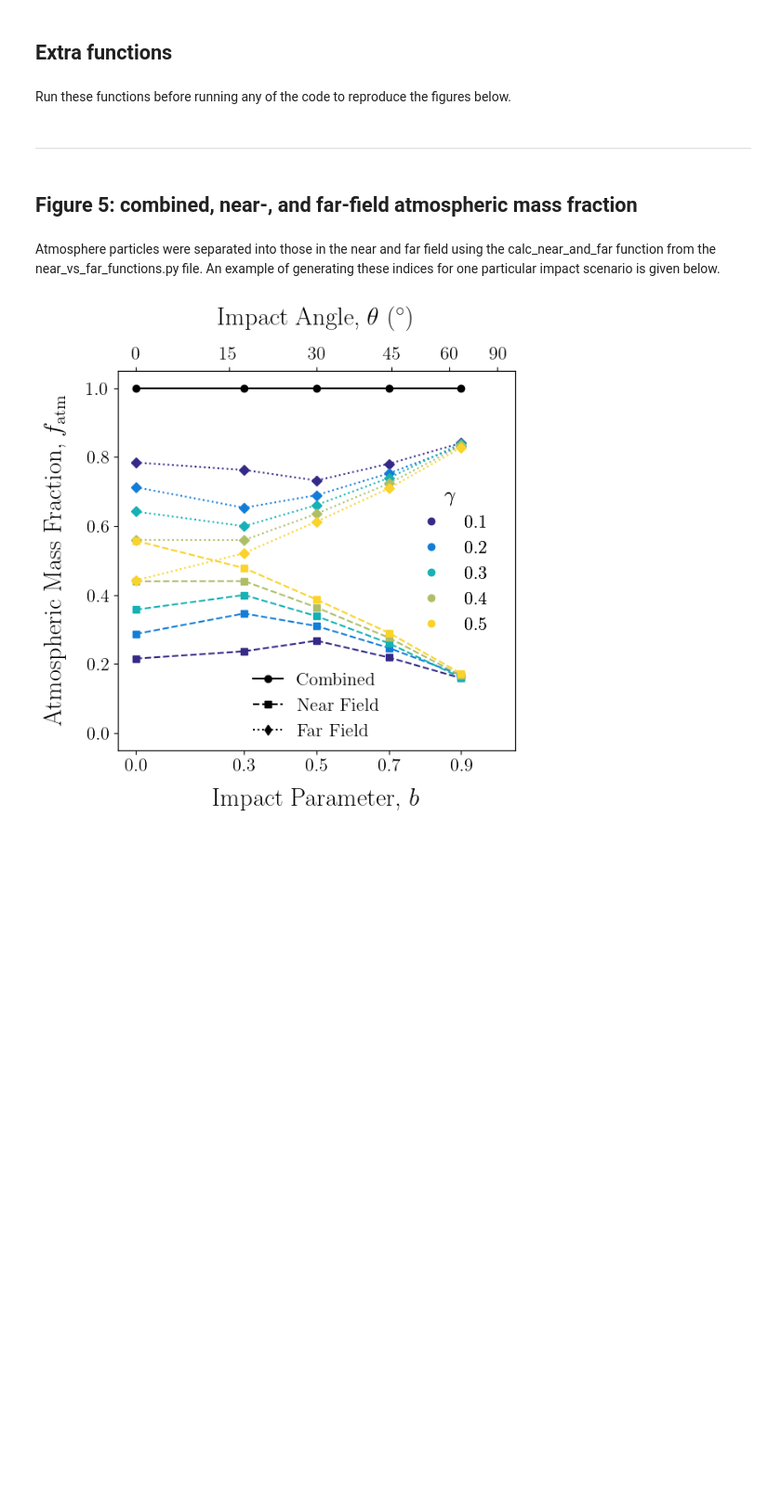
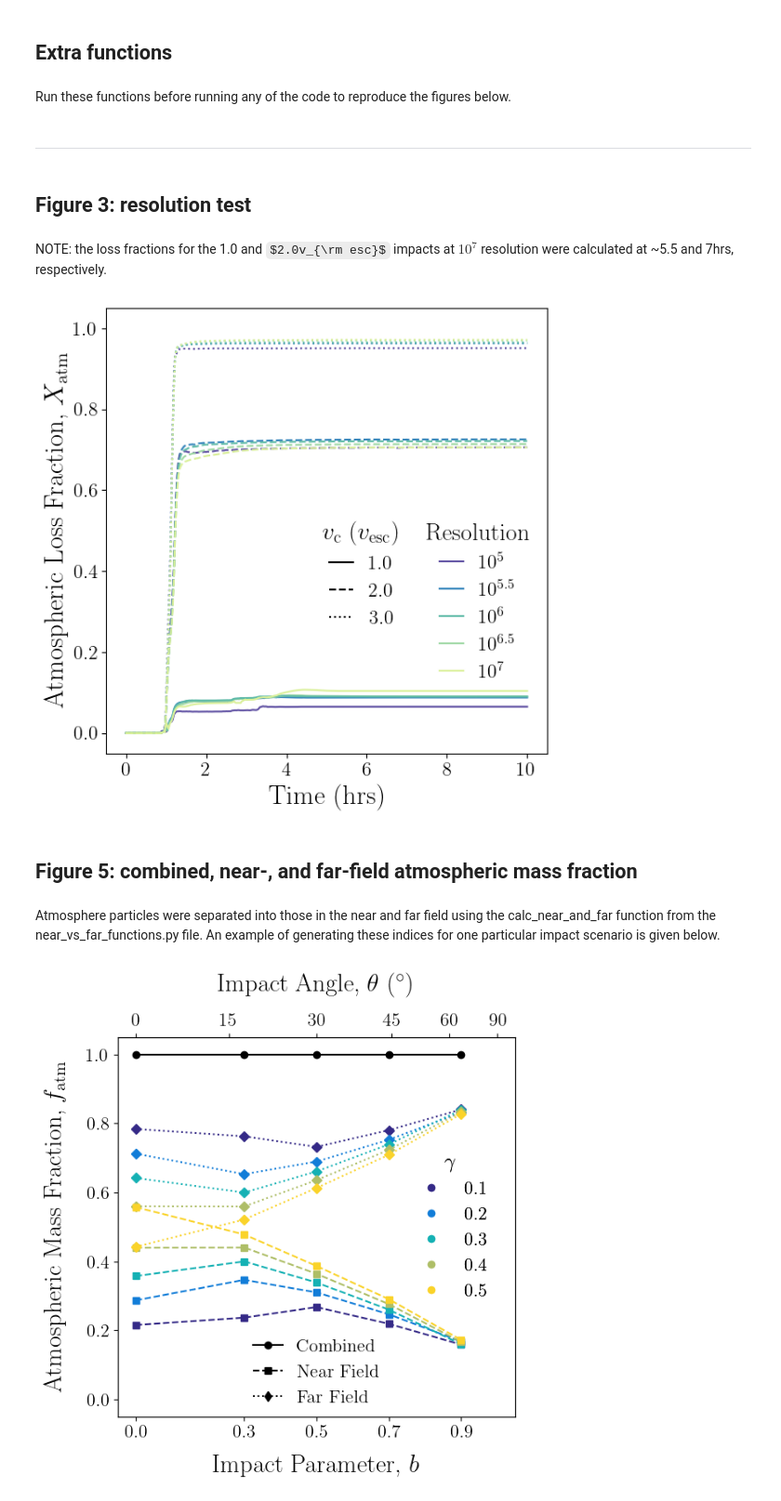
Before and after one commit to mjr230600/Roche_et_al_2025_PSJ_atmospheric_loss_mechanisms, a Jupyter notebook: reproduce_figures.ipynb, the cells around one changed output. Shown at 93% size. Cells and saved outputs as stored; diff of their text form; code cells hidden in the pictures; some formulas as TeX source; blank space fills up the shorter version.

Commit message:
Add in resolution test data/plot

```diff
--- a/reproduce_figures.ipynb
+++ b/reproduce_figures.ipynb
@@ -1435,6 +1436,61 @@ def calculate_mantle_vap(folder_path,
     return lat_vals, lon_vals, initial_cell_mantle_mass, unbound_mantle_vap_frac
 # %% [markdown]
 ---
+# %% [markdown]
+## Figure 3: resolution test
+# %% [markdown]
+NOTE: the loss fractions for the 1.0 and $2.0v_{\rm esc}$ impacts at $10^7$ resolution were calculated at ~5.5 and 7hrs, respectively.
+# %%
+df = pd.read_parquet('') # Add path to 'resolution_test' parquet file
+
+fig, ax = plt.subplots(figsize = (6, 6))
+plt.rc('text', usetex = True)
+plt.rc('font', family = 'serif')
+
+res_test = pd.DataFrame(columns = ["Resolution", "vc", "X_atm"])
+
+col = cmap.Spectral_r(np.linspace(0.0, 0.38, df['Resolution'].nunique()))
+velocity_ratios_linestyles = {1.0: '-', 2.0: '--', 3.0: ':'}
+
+# Find min velocities for each resolution:
+min_vel = df.groupby('Resolution')['vc'].min().to_dict()
+resolution_colors = dict(zip(df['Resolution'].unique(), col))
+
+for (res, vel), group in df.groupby(['Resolution', 'vc']):
+    vc = round(vel / min_vel[res], 1) # Normalise to the mutual escape velocity
+    linestyle = velocity_ratios_linestyles.get(vc, '-')
+    color = resolution_colors[res]
+
+    ax.plot(group['Time'], group['X_atm'], linestyle = linestyle,
+            color = color, linewidth = 1.5,
+            label = rf'{res}, $X_{{\rm atm}}$ = {group["X_atm"].iloc[-1]:.3g}')
+
+resolution_handles = [
+    mlines.Line2D([], [], color = color, linestyle = '-', linewidth = 1.5, label = res)
+    for res, color in resolution_colors.items()
+]
+legend1 = ax.legend(handles = resolution_handles, fontsize = 16, title = "Resolution",
+                    loc = 'lower right', bbox_to_anchor = (1, 0.122), framealpha = 0.0, handlelength = 1.2)
+ax.get_legend().get_title().set_fontsize(20)
+ax.add_artist(legend1)
+
+velocity_handles = [
+    mlines.Line2D([], [], color = 'k', linestyle = style, linewidth = 1.5, label = f'{ratio:.1f}')
+    for ratio, style in velocity_ratios_linestyles.items()
+]
+legend2 = ax.legend(handles = velocity_handles, fontsize = 16, title = r'$v_{\rm c}$ ($v_{\rm esc}$)',
+                    loc = 'lower left', bbox_to_anchor = (0.45, 0.243), framealpha = 0.0, handlelength = 1.2)
+ax.get_legend().get_title().set_fontsize(20)
+
+ax.set_xlabel('Time (hrs)', fontsize = 22)
+ax.set_ylabel(r'Atmospheric Loss Fraction, $X_{{\rm atm}}$', fontsize = 22)
+ax.tick_params(axis = 'both', colors = 'k', labelsize = 16)
+ax.set_ylim(-0.05, 1.05)
+
+plt.tight_layout()
+plt.show()
+# %% [output]
+[figure, added]
 # %% [markdown]
 ## Figure 5: combined, near-, and far-field atmospheric mass fraction
 # %% [markdown]
```
Also changed, not shown: parts of 2 cells of this notebook.
